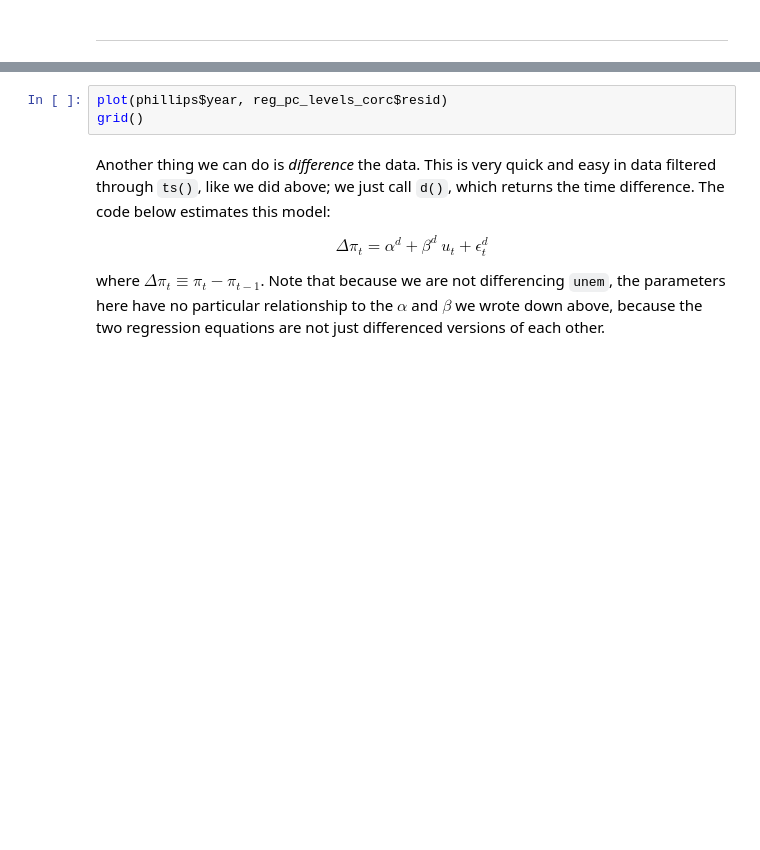
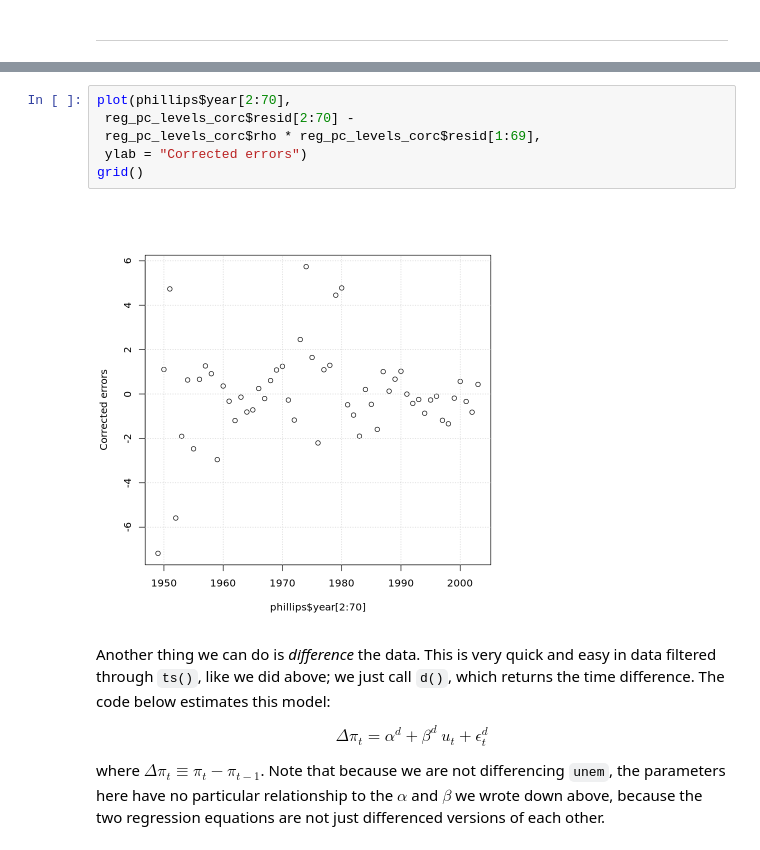
Before and after one commit to ryanedw/ECON-140-SP25-RDE, a Jupyter notebook: Class Meetings/econ140_sp25_class19.ipynb, the cells around one changed output, grey strips where cells are left out. Saved outputs shown, nothing was run; the diff lists cells and outputs as text; blank space fills up the shorter version.

```diff
--- a/Class Meetings/econ140_sp25_class19.ipynb
+++ b/Class Meetings/econ140_sp25_class19.ipynb
@@ -101,6 +231,11 @@ Unfortunately the corc procedure does not appear to make the residuals look less
 # %%
-plot(phillips$year, reg_pc_levels_corc$resid)
+plot(phillips$year[2:70],
+ reg_pc_levels_corc$resid[2:70] -
+ reg_pc_levels_corc$rho * reg_pc_levels_corc$resid[1:69],
+ ylab = "Corrected errors")
 grid()
+# %% [output]
+[figure, added]
 # %% [markdown]
 Another thing we can do is <i>difference</i> the data. This is very quick and easy in data filtered through `ts()`, like we did above; we just call `d()`, which returns the time difference. The code below estimates this model:
 
```
Also changed, not shown: parts of 15 cells of this notebook.
